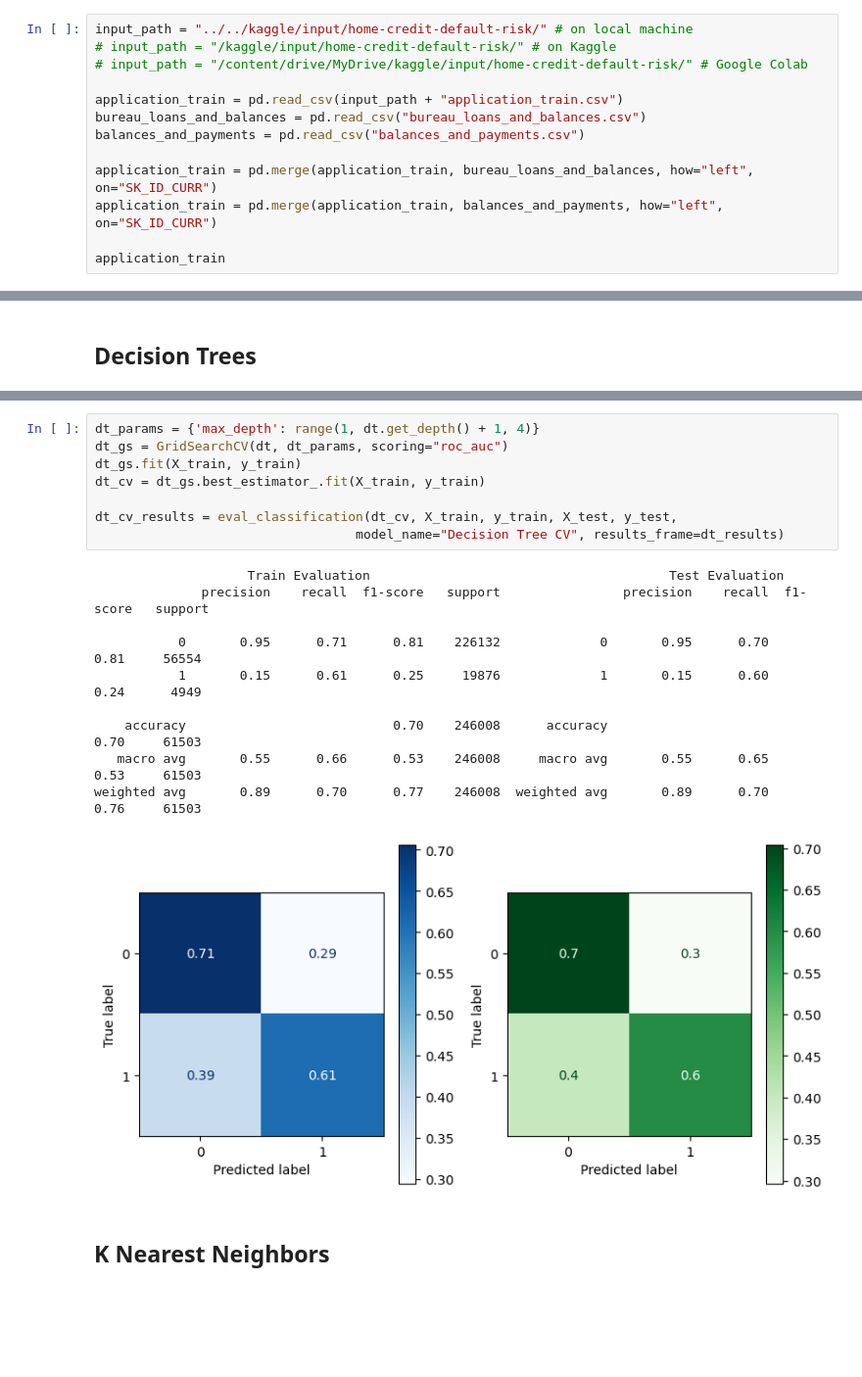
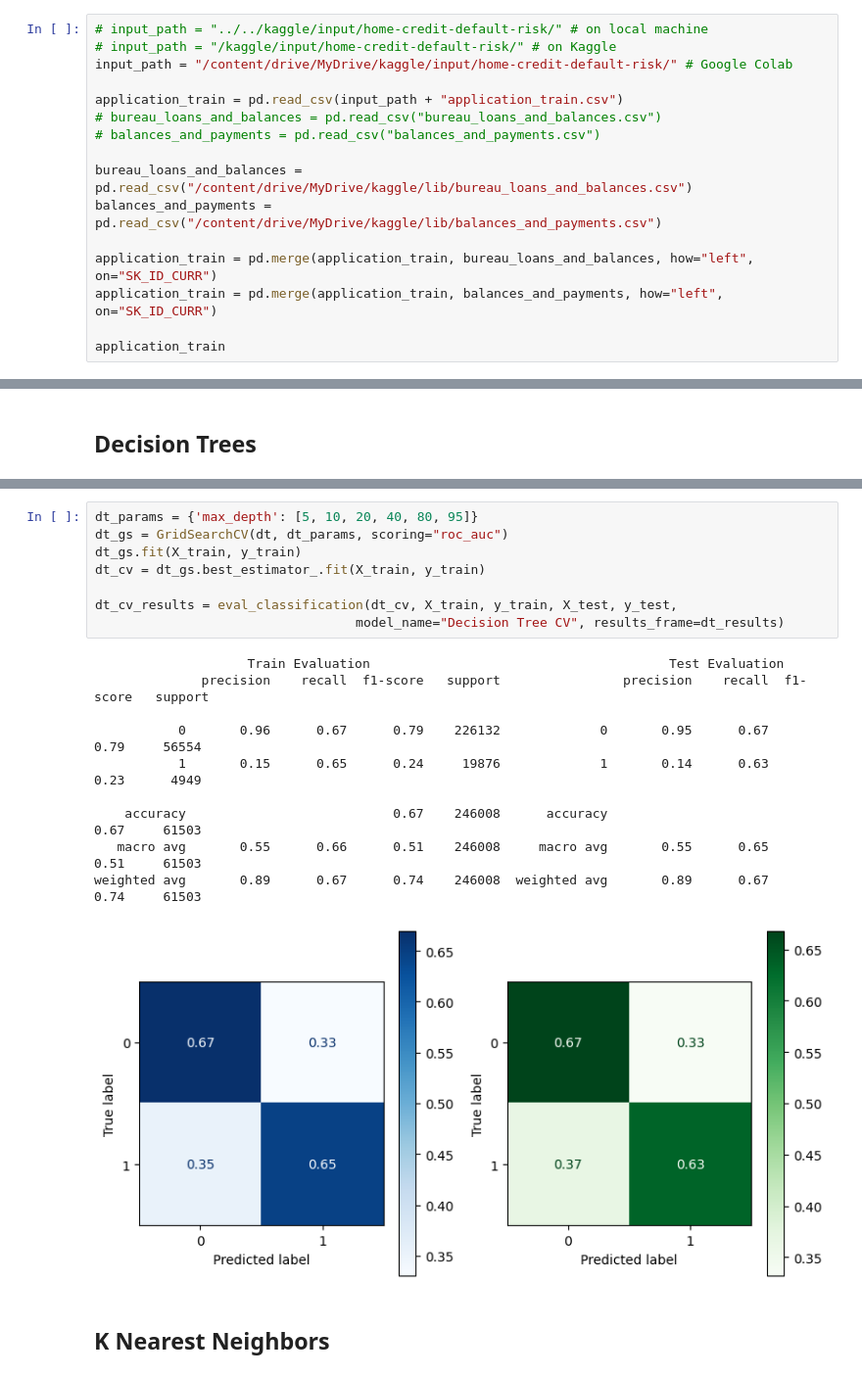
Before and after one commit to bkusuma/home-credit-default-risk, a Jupyter notebook: kaggle/working/02_Modelling.ipynb, the cells around one changed output, grey strips where cells are left out. Shown at 98% size. Drawn from its saved outputs; the diff is of its cells as text; blank space fills up the shorter version.

```diff
--- a/kaggle/working/02_Modelling.ipynb
+++ b/kaggle/working/02_Modelling.ipynb
@@ -63,11 +91,14 @@ drive.mount('/content/drive')
 # %%
-input_path = "../../kaggle/input/home-credit-default-risk/" # on local machine
+# input_path = "../../kaggle/input/home-credit-default-risk/" # on local machine
 # input_path = "/kaggle/input/home-credit-default-risk/" # on Kaggle
-# input_path = "/content/drive/MyDrive/kaggle/input/home-credit-default-risk/" # Google Colab
+input_path = "/content/drive/MyDrive/kaggle/input/home-credit-default-risk/" # Google Colab
 
 application_train = pd.read_csv(input_path + "application_train.csv")
-bureau_loans_and_balances = pd.read_csv("bureau_loans_and_balances.csv")
-balances_and_payments = pd.read_csv("balances_and_payments.csv")
+# bureau_loans_and_balances = pd.read_csv("bureau_loans_and_balances.csv")
+# balances_and_payments = pd.read_csv("balances_and_payments.csv")
+
+bureau_loans_and_balances = pd.read_csv("/content/drive/MyDrive/kaggle/lib/bureau_loans_and_balances.csv")
+balances_and_payments = pd.read_csv("/content/drive/MyDrive/kaggle/lib/balances_and_payments.csv")
 
 application_train = pd.merge(application_train, bureau_loans_and_balances, how="left", on="SK_ID_CURR")
 application_train = pd.merge(application_train, balances_and_payments, how="left", on="SK_ID_CURR")
@@ -156,22 +191,22 @@ weighted avg       1.00      1.00      1.00    246008  weighted avg       0.86
 # %%
-dt_params = {'max_depth': range(1, dt.get_depth() + 1, 4)}
+dt_params = {'max_depth': [5, 10, 20, 40, 80, 95]}
 dt_gs = GridSearchCV(dt, dt_params, scoring="roc_auc")
 dt_gs.fit(X_train, y_train)
 dt_cv = dt_gs.best_estimator_.fit(X_train, y_train)
 
 dt_cv_results = eval_classification(dt_cv, X_train, y_train, X_test, y_test,
                                   model_name="Decision Tree CV", results_frame=dt_results)
 # %% [output]
                     Train Evaluation                                       Test Evaluation
               precision    recall  f1-score   support                precision    recall  f1-score   support
 
-           0       0.95      0.71      0.81    226132             0       0.95      0.70      0.81     56554
-           1       0.15      0.61      0.25     19876             1       0.15      0.60      0.24      4949
+           0       0.96      0.67      0.79    226132             0       0.95      0.67      0.79     56554
+           1       0.15      0.65      0.24     19876             1       0.14      0.63      0.23      4949
 
-    accuracy                           0.70    246008      accuracy                           0.70     61503
-   macro avg       0.55      0.66      0.53    246008     macro avg       0.55      0.65      0.53     61503
-weighted avg       0.89      0.70      0.77    246008  weighted avg       0.89      0.70      0.76     61503
+    accuracy                           0.67    246008      accuracy                           0.67     61503
+   macro avg       0.55      0.66      0.51    246008     macro avg       0.55      0.65      0.51     61503
+weighted avg       0.89      0.67      0.74    246008  weighted avg       0.89      0.67      0.74     61503
-[figure, old version]
+[figure, new version]
 # %% [markdown]
 ## K Nearest Neighbors
 # %%
```
Also changed, not shown: parts of 28 cells of this notebook.
